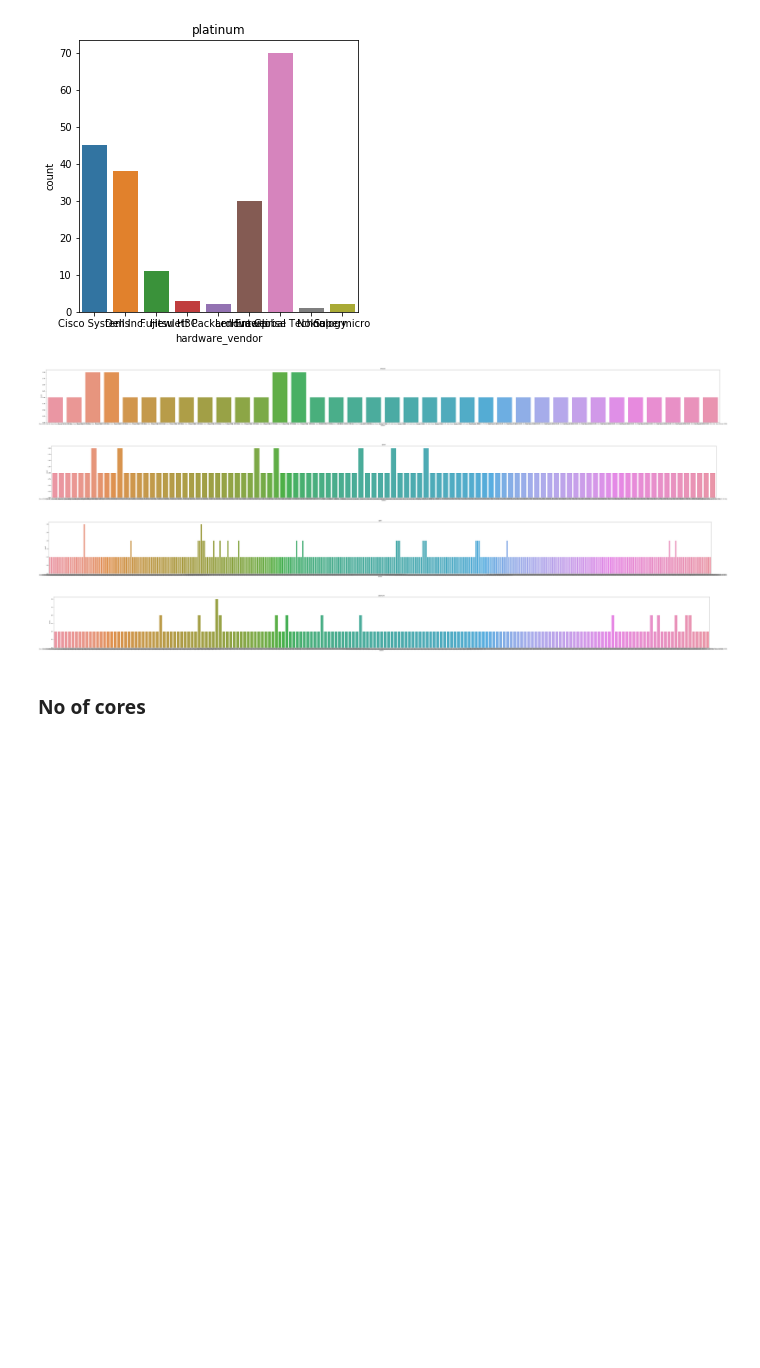
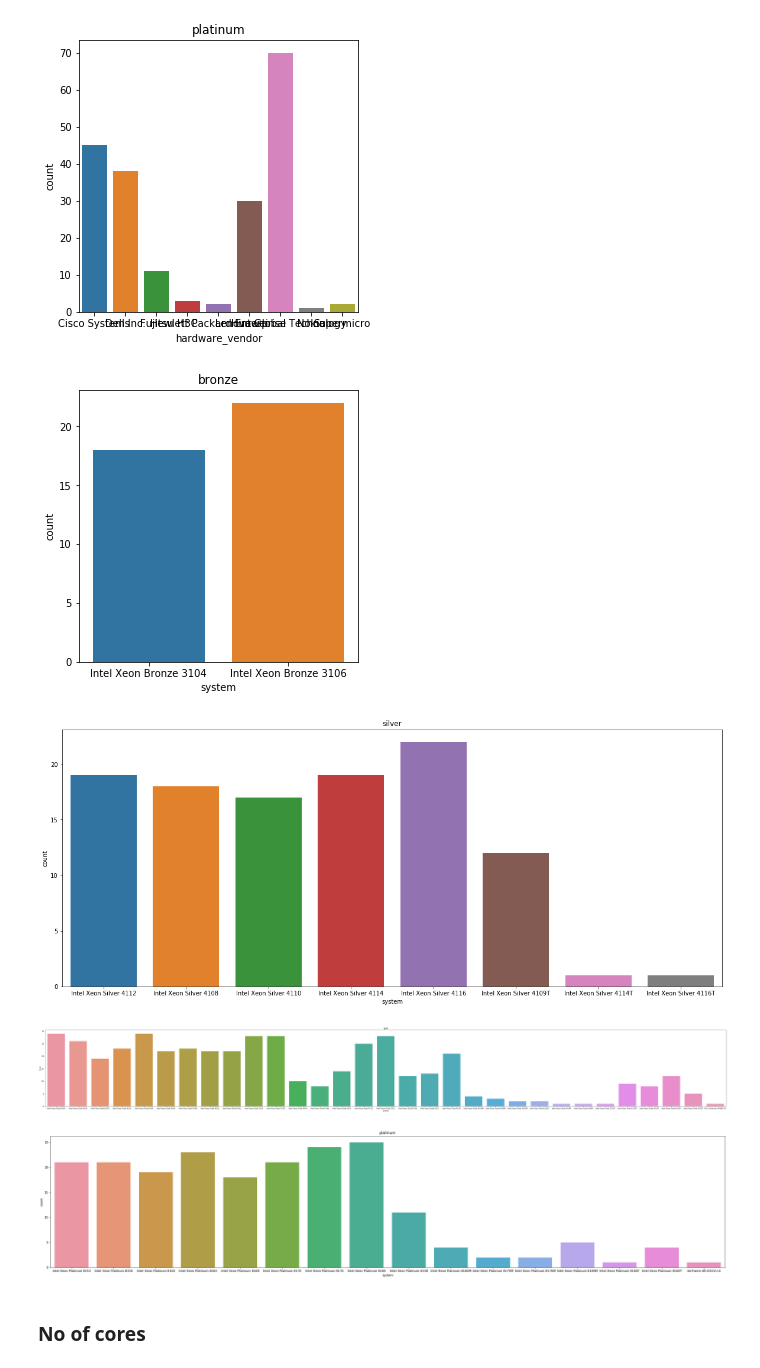
Before and after one commit to shikher7/Learning_on_Processor_Data, a Jupyter notebook: processor_analytics.ipynb, the cells around one changed output. Drawn from its saved outputs; the diff is of its cells as text; code cells hidden in the pictures; blank space fills up the shorter version.

```diff
--- a/processor_analytics.ipynb
+++ b/processor_analytics.ipynb
@@ -477,34 +527,37 @@ plt.show()
 [figure]
 [figure]
 # %%
-plt.subplots(figsize=(100,8))
+plt.subplots(figsize=(5,5))
 sns.countplot(x='system',data=dfb)
 plt.title('bronze')
+plt.savefig('bronze_series_count.jpeg')
 plt.show()
-# plt.savefig('bronze_system_count.pdf')
 
-plt.subplots(figsize=(100,8))
+
+plt.subplots(figsize=(20,8))
 sns.countplot(x='system',data=dfs)
 plt.title('silver')
+plt.savefig('silver_series_count.jpeg')
 plt.show()
-# plt.savefig('bronze_system_count.pdf')
 
-plt.subplots(figsize=(100,8))
+
+plt.subplots(figsize=(70,8))
 sns.countplot(x='system',data=dfg)
 plt.title('gold')
+plt.savefig('gold_series_count.pdf')
 plt.show()
-# plt.savefig('bronze_system_count.pdf')
 
-plt.subplots(figsize=(100,8))
+
+plt.subplots(figsize=(40,8))
 sns.countplot(x='system',data=dfp)
 plt.title('platinum')
+plt.savefig('platinum_series_count.pdf')
 plt.show()
-# plt.savefig('bronze_system_count.pdf')
 # %% [output]
-[figure, old version]
+[figure, new version]
-[figure, old version]
+[figure, new version]
-[figure, old version]
+[figure, new version]
-[figure, old version]
+[figure, new version]
 # %% [markdown]
 ### No of cores
 # %%
```
Also changed, not shown: parts of 10 cells of this notebook, 2 other files.
